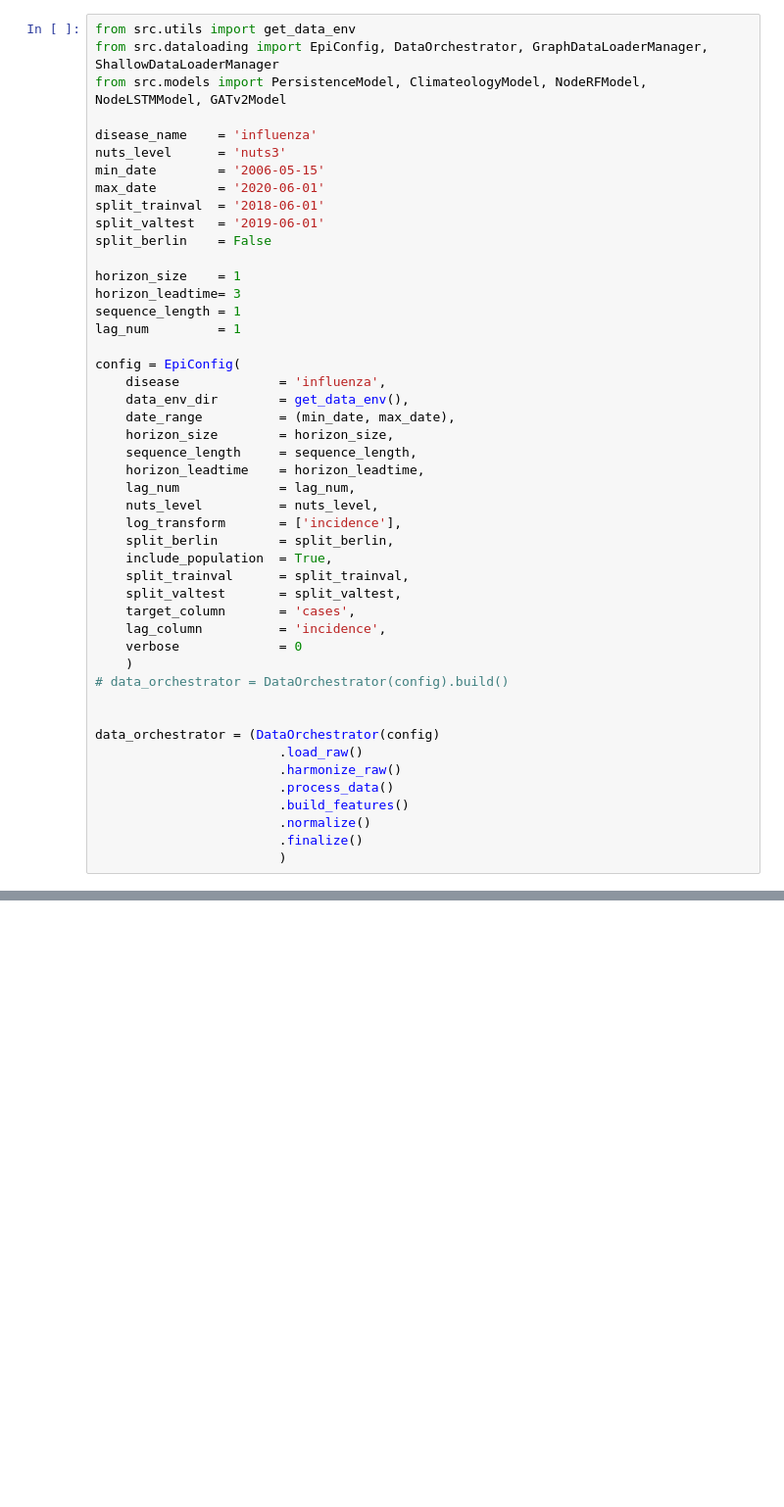
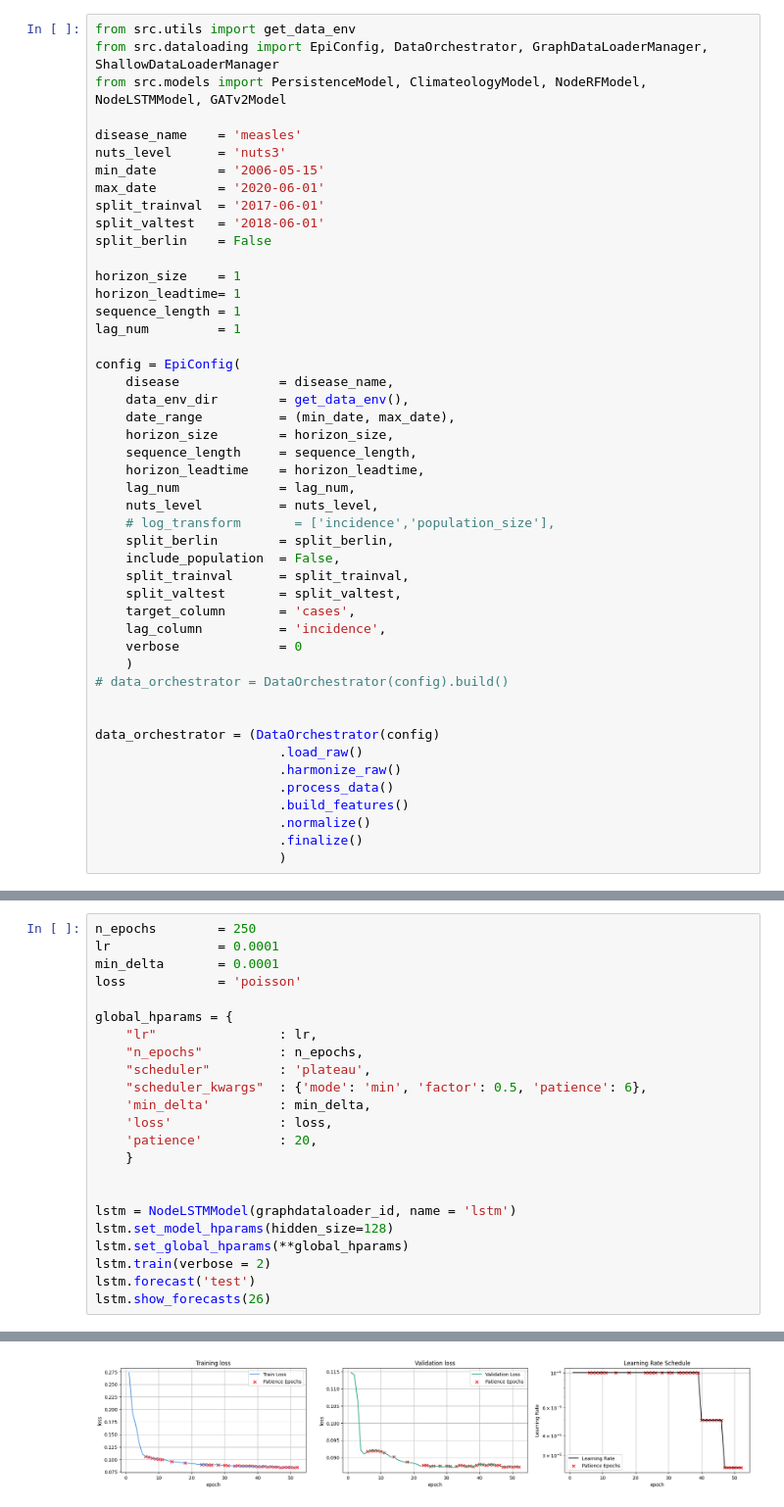
Before and after one commit to stends2001/infectious_disease_gnn, a Jupyter notebook: src/notebooks/X. predicting integers.ipynb, the cells around one changed output, grey strips where cells are left out. Shown at 98% size. Cells and saved outputs as stored; diff of their text form; blank space fills up the shorter version.

```diff
--- a/src/notebooks/X. predicting integers.ipynb
+++ b/src/notebooks/X. predicting integers.ipynb
@@ -3,21 +3,21 @@ from src.utils import get_data_env
 from src.dataloading import EpiConfig, DataOrchestrator, GraphDataLoaderManager, ShallowDataLoaderManager
 from src.models import PersistenceModel, ClimateologyModel, NodeRFModel, NodeLSTMModel, GATv2Model
 
-disease_name    = 'influenza'
+disease_name    = 'measles'
 nuts_level      = 'nuts3'
 min_date        = '2006-05-15'
 max_date        = '2020-06-01'
-split_trainval  = '2018-06-01'
-split_valtest   = '2019-06-01'
+split_trainval  = '2017-06-01'
+split_valtest   = '2018-06-01'
 split_berlin    = False
 
 horizon_size    = 1
-horizon_leadtime= 3
+horizon_leadtime= 1
 sequence_length = 1
 lag_num         = 1
 
 config = EpiConfig(
-    disease             = 'influenza',
+    disease             = disease_name,
     data_env_dir        = get_data_env(),
     date_range          = (min_date, max_date),
     horizon_size        = horizon_size,
@@ -25,9 +25,9 @@ config = EpiConfig(
     horizon_leadtime    = horizon_leadtime,
     lag_num             = lag_num,
     nuts_level          = nuts_level,
-    log_transform       = ['incidence'],
+    # log_transform       = ['incidence','population_size'],
     split_berlin        = split_berlin,
-    include_population  = True,
+    include_population  = False,
     split_trainval      = split_trainval,
     split_valtest       = split_valtest,
     target_column       = 'cases',
@@ -102 +93,25 @@ Epoch 8 train loss: 0.6621, val loss: 0.5564 ✓ (new best)
 KeyboardInterrupt:
+# %%
+n_epochs        = 250
+lr              = 0.0001
+min_delta       = 0.0001
+loss            = 'poisson'
+
+global_hparams = {
+    "lr"                : lr,
+    "n_epochs"          : n_epochs,
+    "scheduler"         : 'plateau',
+    "scheduler_kwargs"  : {'mode': 'min', 'factor': 0.5, 'patience': 6},
+    'min_delta'         : min_delta,
+    'loss'              : loss,
+    'patience'          : 20,
+    }
+
+
+lstm = NodeLSTMModel(graphdataloader_id, name = 'lstm')
+lstm.set_model_hparams(hidden_size=128)
+lstm.set_global_hparams(**global_hparams)
+lstm.train(verbose = 2)
+lstm.forecast('test')
+lstm.show_forecasts(26)
+# %% [output]
@@ -102,0 +139 @@ KeyboardInterrupt:
+[figure, added]
```
Also changed, not shown: parts of 9 cells of this notebook, 31 other files.
